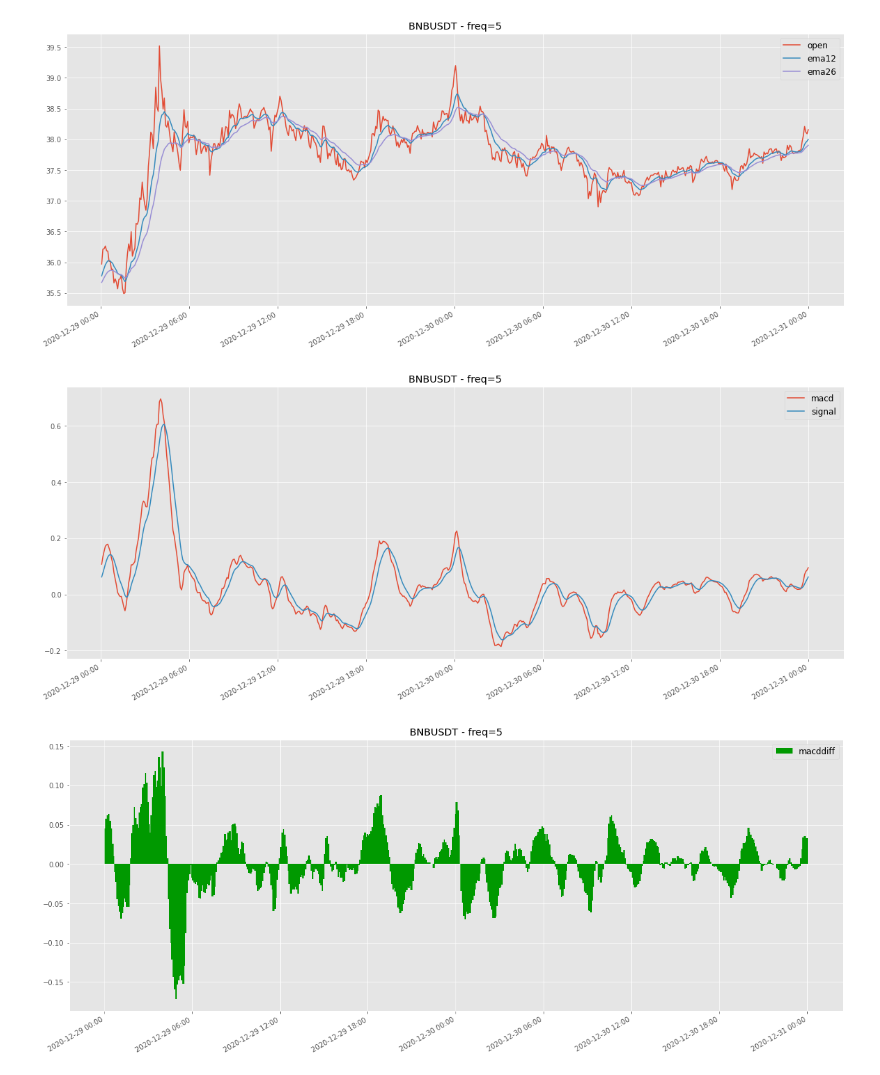
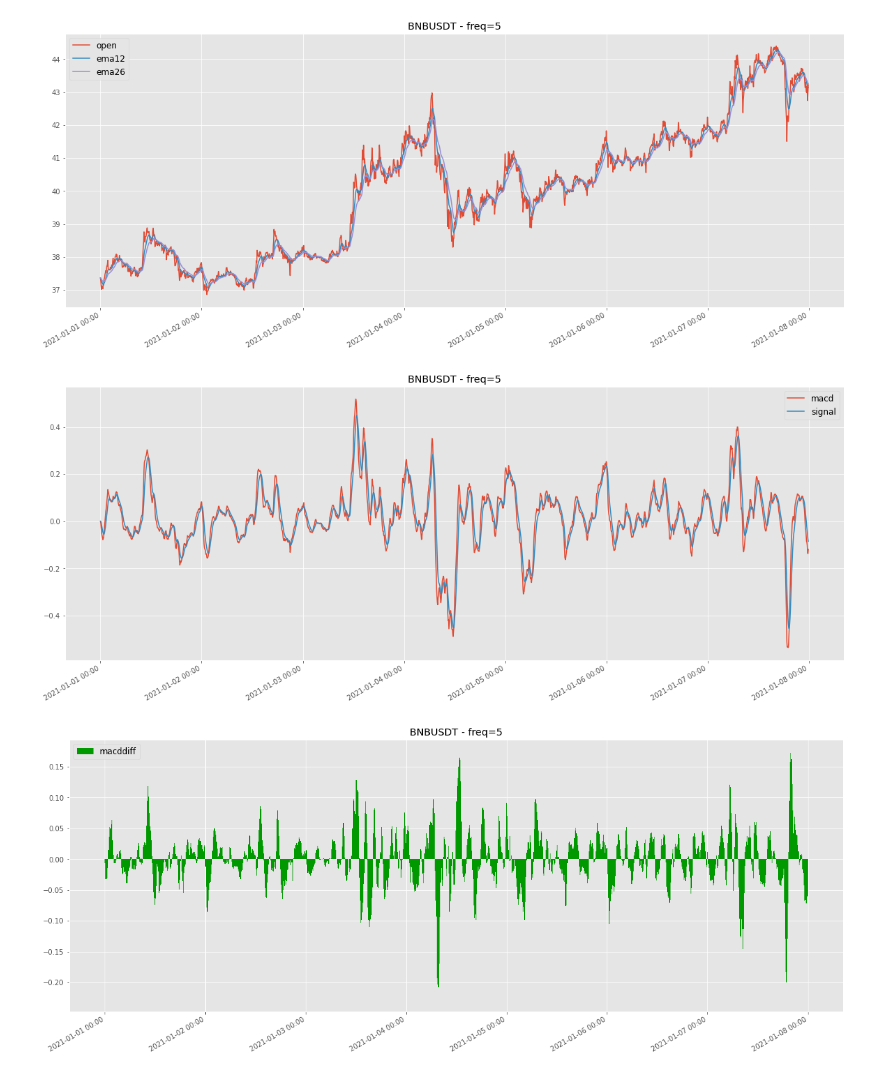
Before and after one commit to mommi84/hypeminer, a Jupyter notebook: notebooks/MACDDiffPeaks.ipynb, the cells around one changed output. Saved outputs shown, nothing was run; the diff lists cells and outputs as text; code cells hidden in the pictures.

```diff
--- a/notebooks/MACDDiffPeaks.ipynb
+++ b/notebooks/MACDDiffPeaks.ipynb
@@ -59,5 +140,5 @@ file = f"{symbol}-{start}-{freq}-{days}.json"
 # %%
-df = load_file(file)
-df
+df_orig = load_file(file)
+df_orig
 # %% [output]
 |  | ds | open |
@@ -76,14 +157,16 @@ df
 # %%
+# exponential moving average
 def ema(data, n):
     alpha = 2 / (1 + n)
     return data.ewm(alpha=alpha, adjust=False).mean()
 
-df['ema12'] = ema(df['open'], 12)
-df['ema26'] = ema(df['open'], 26)
-df['macd'] = df['ema12'] - df['ema26']
-df['signal'] = ema(df['macd'], 9)
-df['macddiff'] = df['macd'] - df['signal']
+df_orig['ema12'] = ema(df_orig['open'], 12)
+df_orig['ema26'] = ema(df_orig['open'], 26)
+df_orig['macd'] = df_orig['ema12'] - df_orig['ema26']
+df_orig['signal'] = ema(df_orig['macd'], 9)
+df_orig['macddiff'] = df_orig['macd'] - df_orig['signal']
+# df_orig['macddiff'] = 1000 * (df_orig['macd'] - df_orig['signal']) / df_orig['open']
 
-df
+df_orig
 # %% [output]
 |  | ds | open | ema12 | ema26 | macd | signal | macddiff |
@@ -102,33 +185,37 @@ df
 # %%
 import matplotlib.pyplot as plt
 import matplotlib.dates as mdates
 plt.style.use('ggplot')
 
-def plot(typ, dfs, cols, title=None, baseline=None):
+def plot(typ, df_plot, cols, title=None, baseline=None):
     plt.rcParams["figure.figsize"] = (20, 8)
     plt.gca().xaxis.set_major_formatter(mdates.DateFormatter('%Y-%m-%d %H:%M'))
     for col in cols:
         if typ == 'line':
-            plt.plot(dfs['ds'], dfs[col], label=col)
+            plt.plot(df_plot['ds'], df_plot[col], label=col)
         elif typ == 'bars':
-            plt.bar(dfs['ds'], dfs[col], color='#009900', label=col, width=.005)
+            plt.bar(df_plot['ds'], df_plot[col], color='#009900', label=col, width=.005)
     if baseline:
-        plt.axhline(y=baseline, color='b', linestyle='-', label='buy and hold')
+        try:
+            for bl in baseline:
+                plt.axhline(y=bl, color='b', linestyle='-', label='baseline')
+        except:
+            plt.axhline(y=baseline, color='b', linestyle='-', label='baseline')
     plt.legend(loc="best", prop={'size': 12})
     if not title:
         title = f"{symbol} - freq={freq}"
     plt.title(title)
     plt.gcf().autofmt_xdate()
     plt.show()
 
-samples = int(2 * 24 * 60 / 5)
-dfs = df.iloc[-samples:]
+samples = int(7 * 24 * 60 / 5)
+dfs = df_orig.iloc[:samples]
 
 plot('line', dfs, ['open', 'ema12', 'ema26'])
 plot('line', dfs, ['macd', 'signal'])
 plot('bars', dfs, ['macddiff'])
 # %% [output]
-[figure, old version]
+[figure, new version]
-[figure, old version]
+[figure, new version]
-[figure, old version]
+[figure, new version]
 # %%
```
Also changed, not shown: parts of 13 cells of this notebook.
